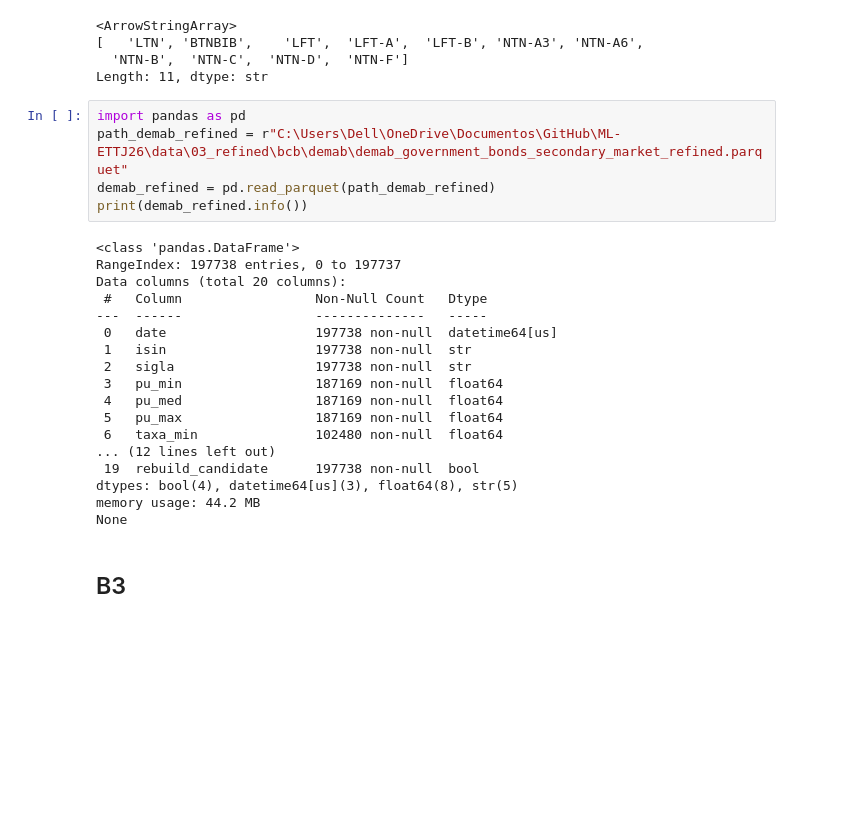
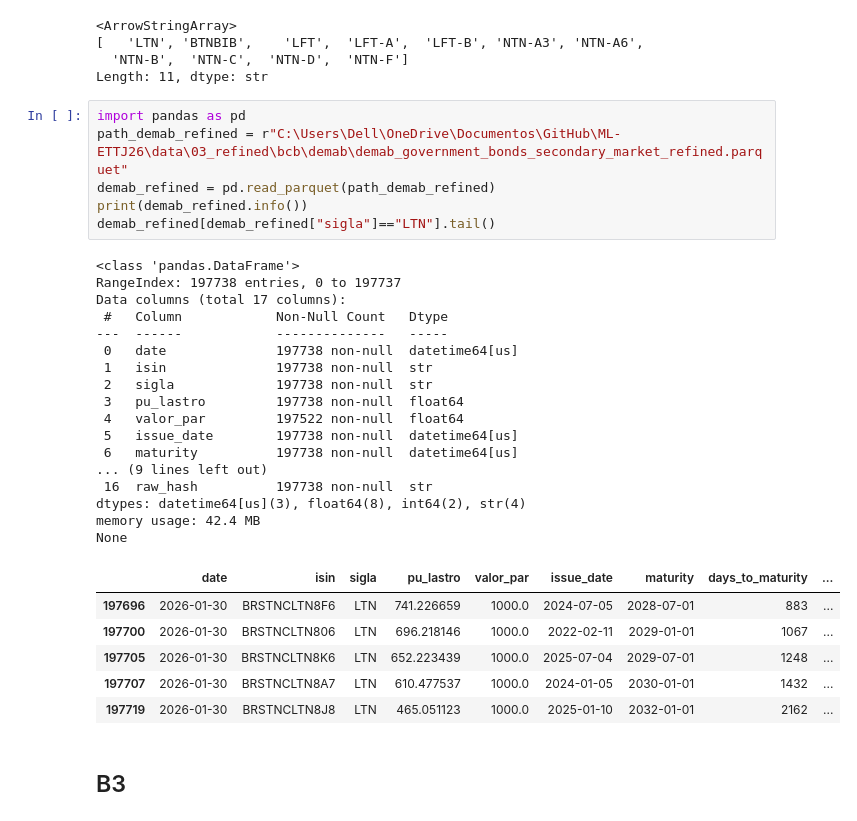
Before and after one commit to JuanRocha01/ML-ETTJ26, a Jupyter notebook: study/refined.ipynb, the cells around one changed output. Drawn from its saved outputs; the diff is of its cells as text; blank space fills up the shorter version.

Commit message:
Enrichment refined with days_to_maturity

```diff
--- a/study/refined.ipynb
+++ b/study/refined.ipynb
@@ -210,26 +231,33 @@ Length: 11, dtype: str
 # %%
 import pandas as pd
 path_demab_refined = r"C:\Users\Dell\OneDrive\Documentos\GitHub\ML-ETTJ26\data\03_refined\bcb\demab\demab_government_bonds_secondary_market_refined.parquet"
 demab_refined = pd.read_parquet(path_demab_refined)
 print(demab_refined.info())
+demab_refined[demab_refined["sigla"]=="LTN"].tail()
 # %% [output]
 <class 'pandas.DataFrame'>
 RangeIndex: 197738 entries, 0 to 197737
-Data columns (total 20 columns):
- #   Column                 Non-Null Count   Dtype
----  ------                 --------------   -----
- 0   date                   197738 non-null  datetime64[us]
- 1   isin                   197738 non-null  str
- 2   sigla                  197738 non-null  str
- 3   pu_min                 187169 non-null  float64
- 4   pu_med                 187169 non-null  float64
- 5   pu_max                 187169 non-null  float64
- 6   taxa_min               102480 non-null  float64
-... (12 lines left out)
- 19  rebuild_candidate      197738 non-null  bool
-dtypes: bool(4), datetime64[us](3), float64(8), str(5)
-memory usage: 44.2 MB
+Data columns (total 17 columns):
+ #   Column            Non-Null Count   Dtype
+---  ------            --------------   -----
+ 0   date              197738 non-null  datetime64[us]
+ 1   isin              197738 non-null  str
+ 2   sigla             197738 non-null  str
+ 3   pu_lastro         197738 non-null  float64
+ 4   valor_par         197522 non-null  float64
+ 5   issue_date        197738 non-null  datetime64[us]
+ 6   maturity          197738 non-null  datetime64[us]
+... (9 lines left out)
+ 16  raw_hash          197738 non-null  str
+dtypes: datetime64[us](3), float64(8), int64(2), str(4)
+memory usage: 42.4 MB
 None
+|  | date | isin | sigla | pu_lastro | valor_par | issue_date | maturity | days_to_maturity | ... |
+| 197696 | 2026-01-30 | BRSTNCLTN8F6 | LTN | 741.226659 | 1000.0 | 2024-07-05 | 2028-07-01 | 883 | ... |
+| 197700 | 2026-01-30 | BRSTNCLTN806 | LTN | 696.218146 | 1000.0 | 2022-02-11 | 2029-01-01 | 1067 | ... |
+| 197705 | 2026-01-30 | BRSTNCLTN8K6 | LTN | 652.223439 | 1000.0 | 2025-07-04 | 2029-07-01 | 1248 | ... |
+| 197707 | 2026-01-30 | BRSTNCLTN8A7 | LTN | 610.477537 | 1000.0 | 2024-01-05 | 2030-01-01 | 1432 | ... |
+| 197719 | 2026-01-30 | BRSTNCLTN8J8 | LTN | 465.051123 | 1000.0 | 2025-01-10 | 2032-01-01 | 2162 | ... |
 # %% [markdown]
 ## B3
 # %% [markdown]
```
Also changed, not shown: parts of 6 cells of this notebook, 4 other files.
